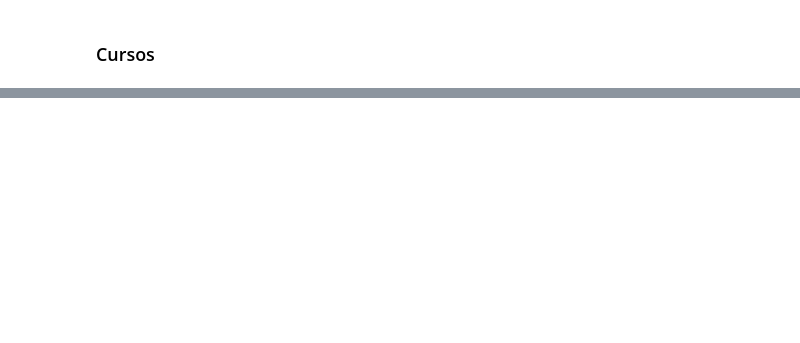
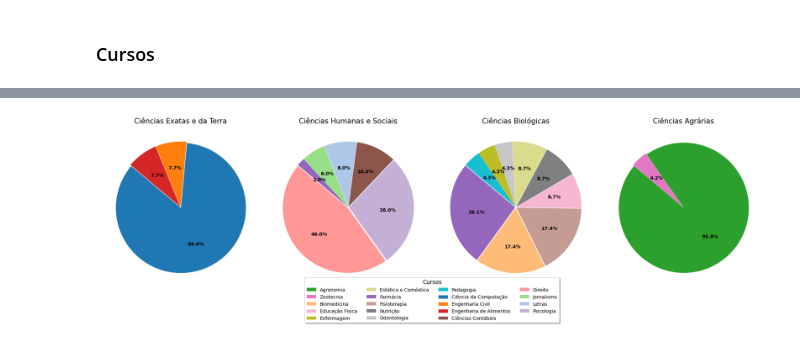
Before and after one commit to MariaLuiseB/Analise-TCC, a Jupyter notebook: areas_estudo_analises.ipynb, the cells around one changed output, grey strips where cells are left out. Drawn from its saved outputs; the diff is of its cells as text; code cells hidden in the pictures; blank space fills up the shorter version.

Commit message:
comecando experiencia com IAG, FINALIZEI O PERFIL DEMOGRAFICO

```diff
--- a/areas_estudo_analises.ipynb
+++ b/areas_estudo_analises.ipynb
@@ -400,0 +298,92 @@ print(cursos_por_area)
+# %%
+# Obter os cursos únicos do DataFrame
+cursos_unicos = df['A qual curso você pertence?'].unique()
+
+# Escolher uma paleta discreta com cores suficientes. Aqui usamos 'tab20'.
+num_cores = len(cursos_unicos)
+palette = sns.color_palette('tab20', num_cores)
+
+# Criar um dicionário para associar cada curso a uma cor fixa
+global_colors = {curso: palette[i] for i, curso in enumerate(cursos_unicos)}
+
+# Criar um mapeamento de curso para área (usando o primeiro registro encontrado para cada curso)
+curso_area = df.groupby('A qual curso você pertence?')['Área de Estudo Agrupada'].first().to_dict()
+
+# Definir a ordem desejada das áreas
+ordem_areas = {
+    'Ciências Agrárias': 1,
+    'Ciências Biológicas': 2,
+    'Ciências Exatas e da Terra': 3,
+    'Ciências Humanas e Sociais': 4
+}
+
+# Ordenar a lista de cursos com base na área e, dentro da mesma área, em ordem alfabética
+cursos_ordenados = sorted(cursos_unicos, key=lambda curso: (ordem_areas.get(curso_area.get(curso, ""), 99), curso))
+
+# Obter a lista de áreas únicas (para os gráficos)
+areas_unicas = df['Área de Estudo Agrupada'].unique()
+
+# Definir 1 linha e número de colunas igual ao número de áreas
+n_colunas = len(areas_unicas)
+n_linhas = 1
+
+# Criar os subplots em linha única
+fig, axs = plt.subplots(n_linhas, n_colunas, figsize=(5 * n_colunas, 6))
+axs = axs.flatten()  # Facilitar o acesso aos eixos
+
+# Gerar um gráfico de pizza por área de estudo
+for i, area in enumerate(areas_unicas):
+    df_area = df[df['Área de Estudo Agrupada'] == area]
+
+    # Contar o número de respondentes por curso na área
+    cursos_count = df_area['A qual curso você pertence?'].value_counts()
+
+    # Obter as cores fixas para cada curso desta área, com base no dicionário global
+    cores = [global_colors[curso] for curso in cursos_count.index]
+
+    # Plotar o gráfico de pizza
+    axs[i].pie(
+        cursos_count,
+        labels=None,  # Remove os labels externos da pizza
+        autopct='%1.1f%%',
+        startangle=140,
+        textprops={'fontsize': 10, 'fontweight': 'bold'},
+        colors=cores,
+        explode=(0.01,) * len(cursos_count)
+    )
+    axs[i].set_title(f'{area}', fontsize=15)
+
+# Criar a legenda global com os cursos ordenados (apenas o nome do curso)
+legend_elements = [Patch(facecolor=global_colors[curso], label=curso) for curso in cursos_ordenados]
+fig.legend(
+    handles=legend_elements,
+    title='Cursos',
+    loc='lower center',
+    bbox_to_anchor=(0.5, -0.08),
+    ncol=4,
+    fancybox=True,
+    shadow=True,
+    fontsize=10,
+    title_fontsize=12
+)
+
+# Ajuste final do layout e título
+plt.tight_layout()
+# plt.suptitle('Distribuição dos Cursos por Área de Estudo', fontsize=16, fontweight='bold', y=1.05)
+plt.show()
+
+# imprimir os cursos de cada área de estudo e sua porcentagem
+areas_unicas = df['Área de Estudo Agrupada'].unique()
+areas_unicas = sorted(areas_unicas, key=lambda x: ordem_areas.get(x, 99))
+
+for area in areas_unicas:
+    cursos_area = df[df['Área de Estudo Agrupada'] == area]['A qual curso você pertence?'].unique()
+    print(f"Área: {area}")
+    print("Cursos:", cursos_area)
+    print("Porcentagem de cada curso:")
+    for curso in cursos_area:
+        porcentagem = (df[df['A qual curso você pertence?'] == curso].shape[0] / df.shape[0]) * 100
+        print(f"  {curso}: {porcentagem:.1f}%")
+    print()
+# %% [output]
+[figure, added]
```
Also changed, not shown: parts of 11 cells of this notebook.
